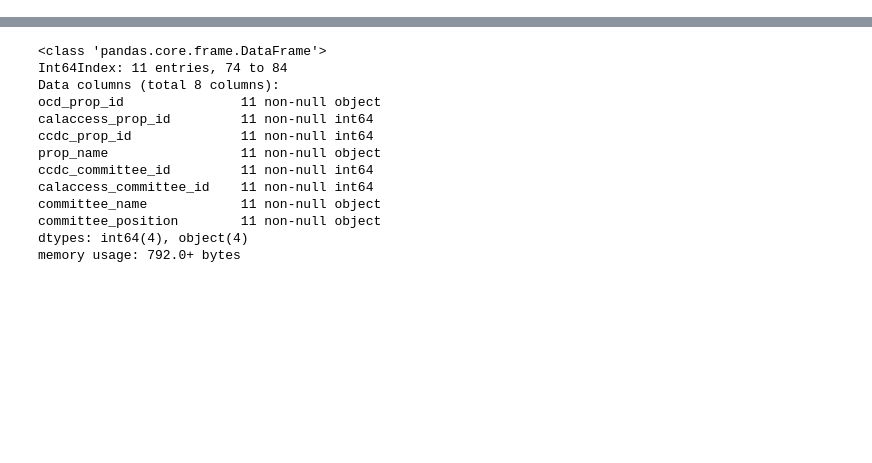
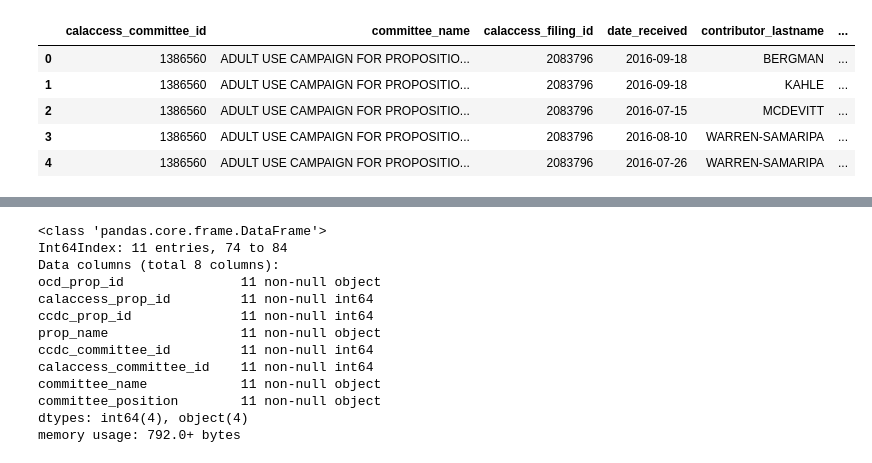
Before and after one commit to davidcansler/first-python-notebook, a Jupyter notebook: wash_post_learn.ipynb, the cells around one changed output, grey strips where cells are left out. Drawn from its saved outputs; the diff is of its cells as text; code cells hidden in the pictures; blank space fills up the shorter version.

```diff
--- a/wash_post_learn.ipynb
+++ b/wash_post_learn.ipynb
@@ -13,6 +10,15 @@ Python 2.7.10
 props = pd.read_csv("http://www.firstpythonnotebook.org/_static/committees.csv")
 # %%
 contribs = pd.read_csv("http://www.firstpythonnotebook.org/_static/contributions.csv")
+# %%
+contribs.head()
+# %% [output]
+|  | calaccess_committee_id | committee_name | calaccess_filing_id | date_received | contributor_lastname | ... |
+| 0 | 1386560 | ADULT USE CAMPAIGN FOR PROPOSITIO... | 2083796 | 2016-09-18 | BERGMAN | ... |
+| 1 | 1386560 | ADULT USE CAMPAIGN FOR PROPOSITIO... | 2083796 | 2016-09-18 | KAHLE | ... |
+| 2 | 1386560 | ADULT USE CAMPAIGN FOR PROPOSITIO... | 2083796 | 2016-07-15 | MCDEVITT | ... |
+| 3 | 1386560 | ADULT USE CAMPAIGN FOR PROPOSITIO... | 2083796 | 2016-08-10 | WARREN-SAMARIPA | ... |
+| 4 | 1386560 | ADULT USE CAMPAIGN FOR PROPOSITIO... | 2083796 | 2016-07-26 | WARREN-SAMARIPA | ... |
 # %%
 prop = props[props.prop_name == 'PROPOSITION 064- MARIJUANA LEGALIZATION. INITIATIVE STATUTE.']
 # %%
```
Also changed, not shown: parts of 12 cells of this notebook.
